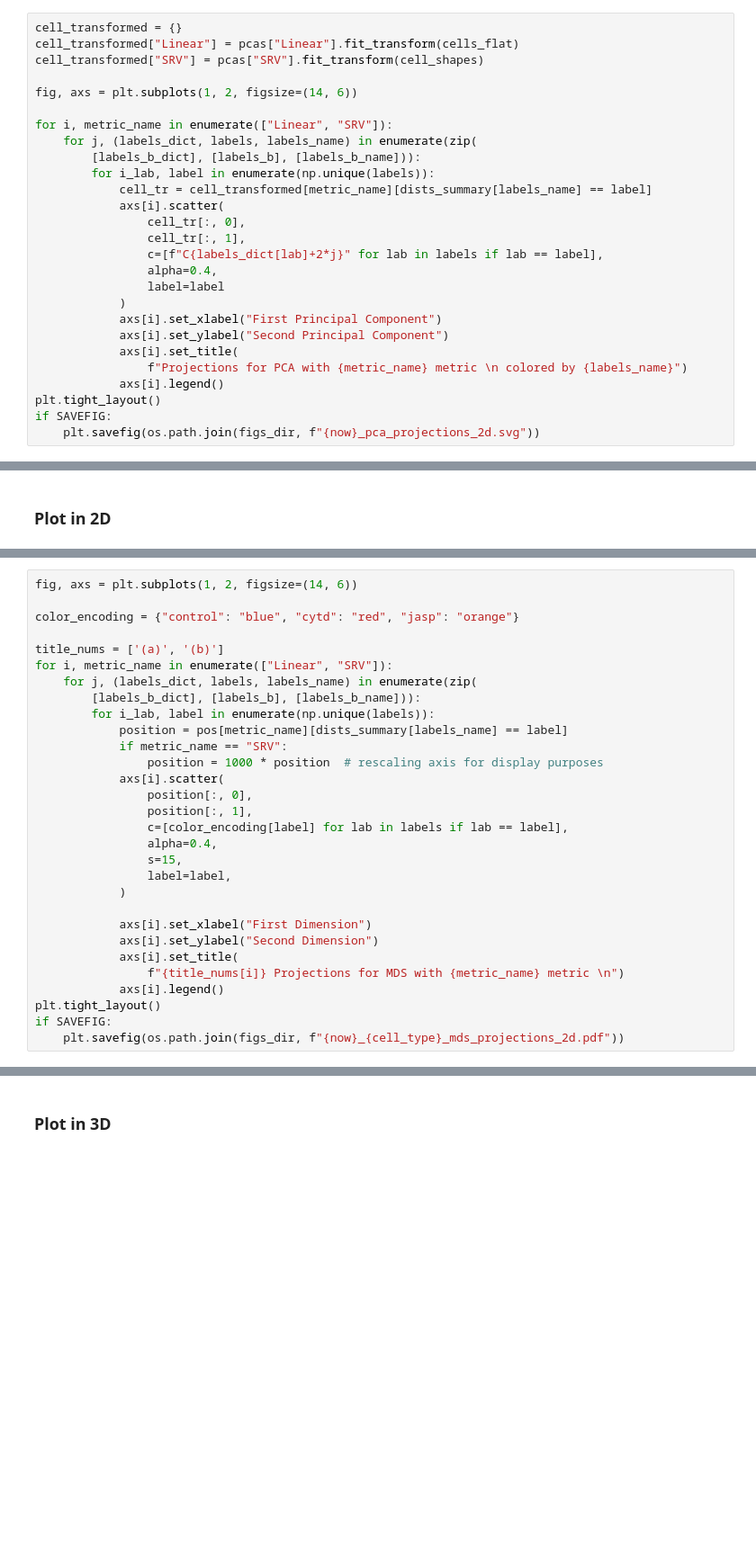
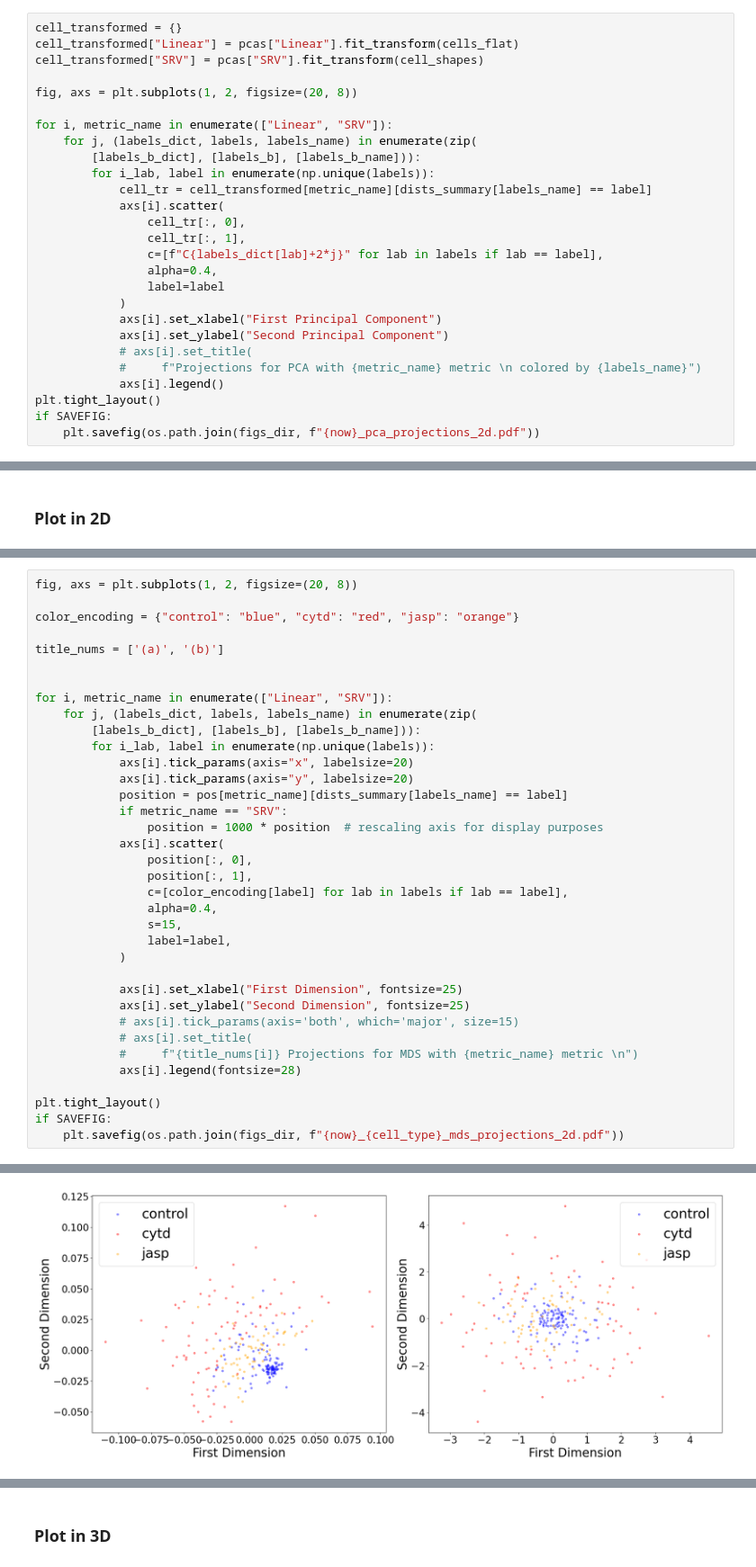
Before and after one commit to wxli0/dyn, a Jupyter notebook: dyn/notebooks/explore_dimension_reduction.ipynb, the cells around one changed output, grey strips where cells are left out. Shown at 90% size. Drawn from its saved outputs; the diff is of its cells as text; blank space fills up the shorter version.

```diff
--- a/dyn/notebooks/explore_dimension_reduction.ipynb
+++ b/dyn/notebooks/explore_dimension_reduction.ipynb
@@ -356,7 +358,7 @@ cell_transformed = {}
 cell_transformed["Linear"] = pcas["Linear"].fit_transform(cells_flat)
 cell_transformed["SRV"] = pcas["SRV"].fit_transform(cell_shapes)
 
-fig, axs = plt.subplots(1, 2, figsize=(14, 6))
+fig, axs = plt.subplots(1, 2, figsize=(20, 8))
 
 for i, metric_name in enumerate(["Linear", "SRV"]):
     for j, (labels_dict, labels, labels_name) in enumerate(zip(
@@ -372,10 +374,10 @@ for i, metric_name in enumerate(["Linear", "SRV"]):
             )
             axs[i].set_xlabel("First Principal Component")
             axs[i].set_ylabel("Second Principal Component")
-            axs[i].set_title(
-                f"Projections for PCA with {metric_name} metric \n colored by {labels_name}")
+            # axs[i].set_title(
+            #     f"Projections for PCA with {metric_name} metric \n colored by {labels_name}")
             axs[i].legend()
 plt.tight_layout()
 if SAVEFIG:
-    plt.savefig(os.path.join(figs_dir, f"{now}_pca_projections_2d.svg"))
+    plt.savefig(os.path.join(figs_dir, f"{now}_pca_projections_2d.pdf"))
 # %% [output]
@@ -438,13 +430,17 @@ ModuleNotFoundError: No module named 'pypunisher'
 # %%
-fig, axs = plt.subplots(1, 2, figsize=(14, 6))
+fig, axs = plt.subplots(1, 2, figsize=(20, 8))
 
 color_encoding = {"control": "blue", "cytd": "red", "jasp": "orange"}
 
 title_nums = ['(a)', '(b)']
+
+
 for i, metric_name in enumerate(["Linear", "SRV"]):
     for j, (labels_dict, labels, labels_name) in enumerate(zip(
         [labels_b_dict], [labels_b], [labels_b_name])):
         for i_lab, label in enumerate(np.unique(labels)):
+            axs[i].tick_params(axis="x", labelsize=20)
+            axs[i].tick_params(axis="y", labelsize=20)
             position = pos[metric_name][dists_summary[labels_name] == label]
             if metric_name == "SRV":
                 position = 1000 * position  # rescaling axis for display purposes
@@ -457,11 +453,13 @@ for i, metric_name in enumerate(["Linear", "SRV"]):
                 label=label,
             )
 
-            axs[i].set_xlabel("First Dimension")
-            axs[i].set_ylabel("Second Dimension")
-            axs[i].set_title(
-                f"{title_nums[i]} Projections for MDS with {metric_name} metric \n")
-            axs[i].legend()
+            axs[i].set_xlabel("First Dimension", fontsize=25)
+            axs[i].set_ylabel("Second Dimension", fontsize=25)
+            # axs[i].tick_params(axis='both', which='major', size=15)
+            # axs[i].set_title(
+            #     f"{title_nums[i]} Projections for MDS with {metric_name} metric \n")
+            axs[i].legend(fontsize=28)
+
 plt.tight_layout()
 if SAVEFIG:
     plt.savefig(os.path.join(figs_dir, f"{now}_{cell_type}_mds_projections_2d.pdf"))
@@ -469,0 +467 @@ if SAVEFIG:
+[figure, added]
```
Also changed, not shown: parts of 23 cells of this notebook, 3 other files.
